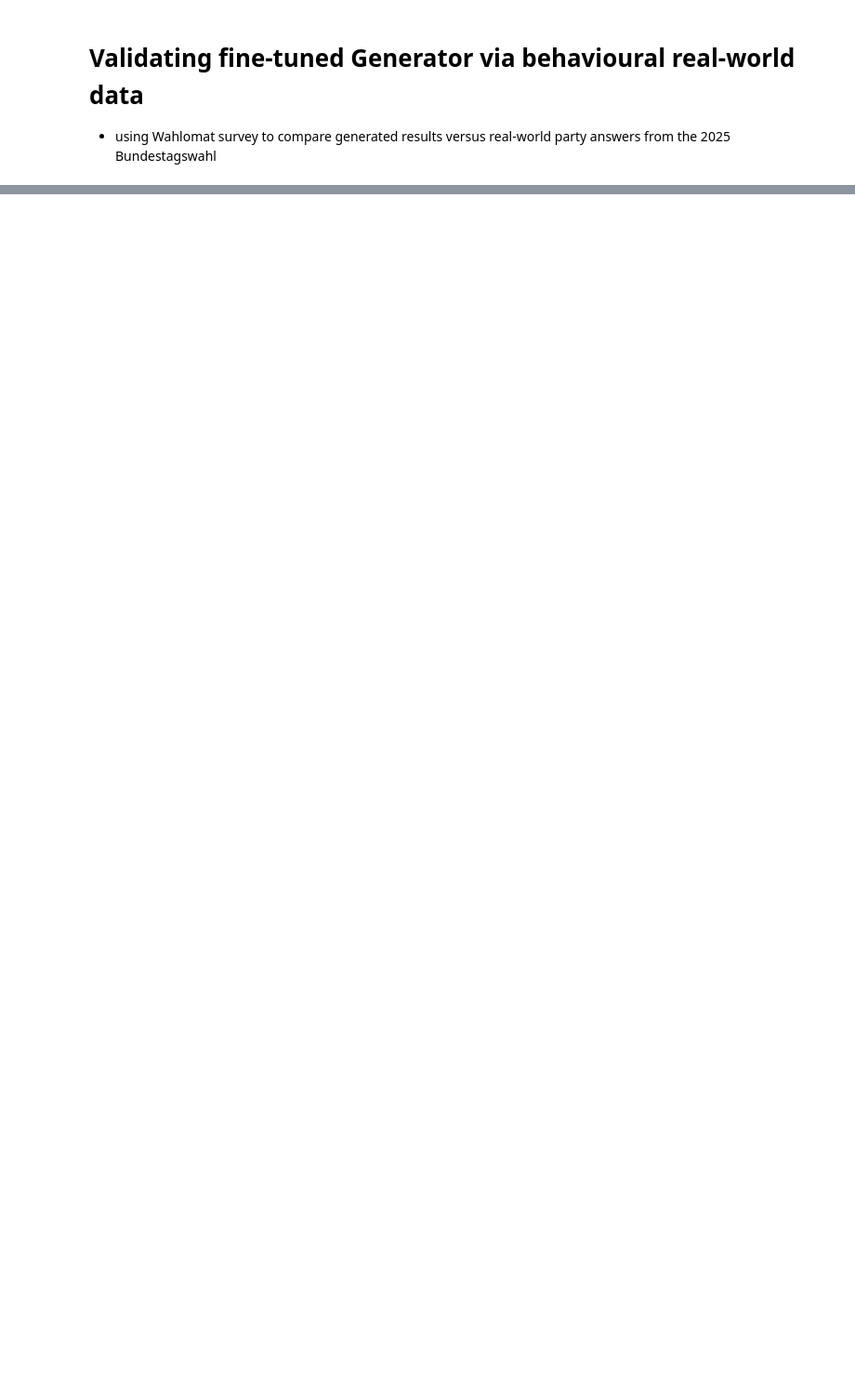
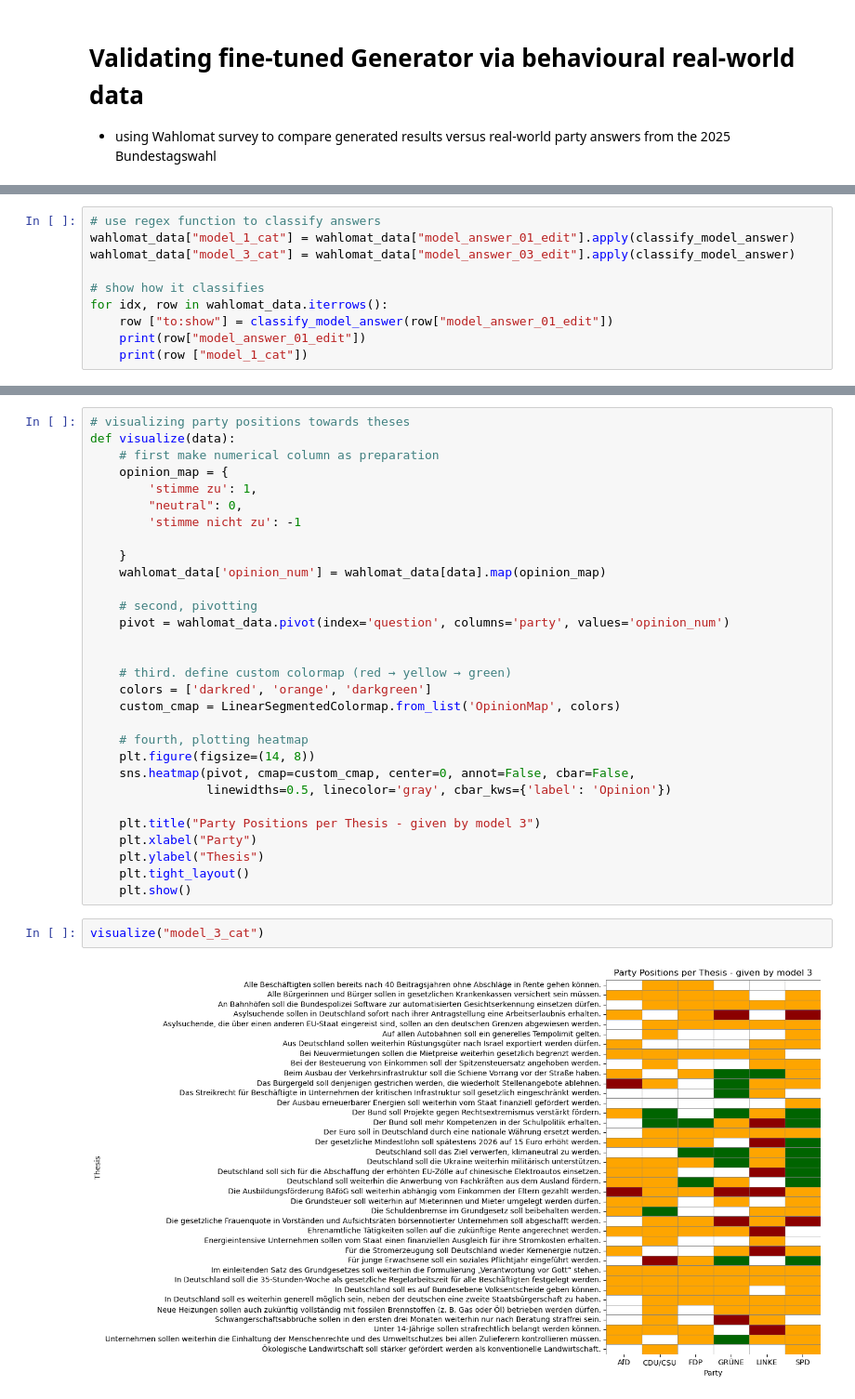
Before and after one commit to EstelleKlevenz/dlss-legis-ex-machina, a Jupyter notebook: code/4.1_validation_via_Wahlomat.ipynb, the cells around one changed output, grey strips where cells are left out. Shown at 93% size. Drawn from its saved outputs; the diff is of its cells as text; blank space fills up the shorter version.

Commit message:
add wahlomat val script done

```diff
--- a/code/4.1_validation_via_Wahlomat.ipynb
+++ b/code/4.1_validation_via_Wahlomat.ipynb
@@ -60,0 +83,10 @@ Name: model_answer_01, Length: 228, dtype: object
+# %%
+# use regex function to classify answers
+wahlomat_data["model_1_cat"] = wahlomat_data["model_answer_01_edit"].apply(classify_model_answer)
+wahlomat_data["model_3_cat"] = wahlomat_data["model_answer_03_edit"].apply(classify_model_answer)
+
+# show how it classifies
+for idx, row in wahlomat_data.iterrows():
+    row ["to:show"] = classify_model_answer(row["model_answer_01_edit"])
+    print(row["model_answer_01_edit"])
+    print(row ["model_1_cat"])
@@ -60,0 +138,34 @@ Name: model_answer_01, Length: 228, dtype: object
+# %%
+# visualizing party positions towards theses
+def visualize(data):
+    # first make numerical column as preparation
+    opinion_map = {
+        'stimme zu': 1,
+        "neutral": 0,
+        'stimme nicht zu': -1
+
+    }
+    wahlomat_data['opinion_num'] = wahlomat_data[data].map(opinion_map)
+
+    # second, pivotting
+    pivot = wahlomat_data.pivot(index='question', columns='party', values='opinion_num')
+
+
+    # third. define custom colormap (red → yellow → green)
+    colors = ['darkred', 'orange', 'darkgreen']
+    custom_cmap = LinearSegmentedColormap.from_list('OpinionMap', colors)
+
+    # fourth, plotting heatmap
+    plt.figure(figsize=(14, 8))
+    sns.heatmap(pivot, cmap=custom_cmap, center=0, annot=False, cbar=False,
+                linewidths=0.5, linecolor='gray', cbar_kws={'label': 'Opinion'})
+
+    plt.title("Party Positions per Thesis - given by model 3")
+    plt.xlabel("Party")
+    plt.ylabel("Thesis")
+    plt.tight_layout()
+    plt.show()
+# %%
+visualize("model_3_cat")
+# %% [output]
+[figure, added]
```
Also changed, not shown: parts of 15 cells of this notebook.
